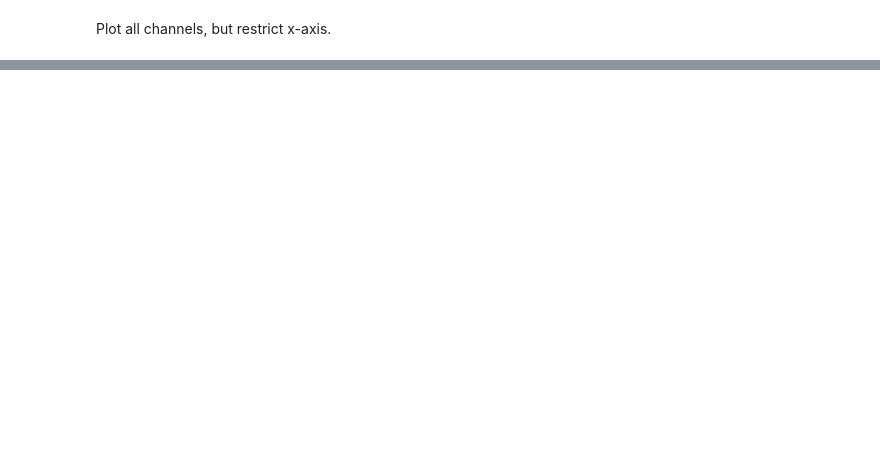
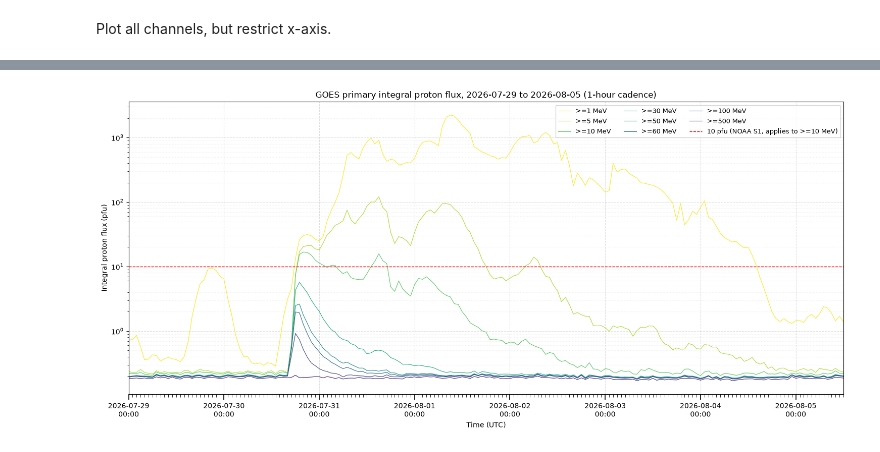
Before and after one commit to namccormick/IMAP_project, a Jupyter notebook: GOES_SEP_v1.ipynb, the cells around one changed output, grey strips where cells are left out. Drawn from its saved outputs; the diff is of its cells as text; code cells hidden in the pictures; blank space fills up the shorter version.

Commit message:
Hour ticks added to x-axis.

```diff
--- a/GOES_SEP_v1.ipynb
+++ b/GOES_SEP_v1.ipynb
@@ -267,0 +316,80 @@ plot_protons(hourly, "2026-08-20", "2026-08-25 12:00", tag="2026-09-21_event")
+# %%
+import matplotlib.dates as mdates   # NEW
+
+PROTON_COLS = ["P1", "P5", "P10", "P30", "P50", "P60", "P100", "P500"]
+LABELS = {c: f">={c[1:]} MeV" for c in PROTON_COLS}
+
+# P60 and P500 declare no fill value, so mask their negative placeholders
+for c in ["P60", "P500"]:
+    hourly.loc[hourly[c] < 0, c] = float("nan")
+
+def plot_protons(df, start=None, end=None, tag="all", cadence_label="1-hour cadence"):
+    """Plot integral proton flux for df[start:end].
+
+    start/end can be partial strings: "2026-04", "2026-04-10", "2026-04-10 12:00".
+    Note: label-based slicing is inclusive of `end`, and "2026-04" as an end
+    covers the whole month.
+    """
+    sub = df.loc[start:end]
+    if sub.empty:
+        raise ValueError(f"No data between {start} and {end}")
+
+    fig, ax = plt.subplots(figsize=(15, 7))
+    colors = plt.cm.viridis_r(np.linspace(0, 0.9, len(PROTON_COLS)))
+
+    for c, col in zip(PROTON_COLS, colors):
+        if c not in sub.columns:
+            raise KeyError(f"{c} not in dataset; choose from {list(sub.columns)}")
+        ax.plot(sub.index, sub[c], lw=0.8, color=col, label=LABELS[c])
+
+    ax.axhline(10, color="red", ls="--", lw=1,
+               label="10 pfu (NOAA S1, applies to >=10 MeV)")
+    ax.set_yscale("log")
+    ax.set_xlabel("Time (UTC)")
+    ax.set_ylabel("Integral proton flux (pfu)")
+    ax.set_title(f"GOES primary integral proton flux, "
+                 f"{sub.index[0]:%Y-%m-%d} to {sub.index[-1]:%Y-%m-%d} ({cadence_label})")
+    ax.set_xlim(sub.index[0], sub.index[-1])
+
+    # ---- NEW: choose tick spacing based on how long the window is ----
+    span_days = (sub.index[-1] - sub.index[0]).total_seconds() / 86400
+    if span_days <= 2:
+        major, minor = mdates.HourLocator(interval=3), mdates.HourLocator()
+    elif span_days <= 10:
+        major, minor = mdates.DayLocator(), mdates.HourLocator()
+    elif span_days <= 40:
+        major, minor = mdates.DayLocator(), mdates.HourLocator(byhour=range(0, 24, 6))
+    else:
+        major, minor = mdates.AutoDateLocator(), None
+
+    ax.xaxis.set_major_locator(major)
+    if minor is not None:
+        ax.xaxis.set_minor_locator(minor)
+    ax.xaxis.set_major_formatter(mdates.DateFormatter("%Y-%m-%d\n%H:%M"))
+    ax.tick_params(axis="x", which="major", length=8, width=1.2)
+    ax.tick_params(axis="x", which="minor", length=4)
+    # ------------------------------------------------------------------
+
+    # CHANGED: was ax.grid(True, which="both", ...). Now the x gridlines
+    # only follow the major ticks, so hourly ticks don't clutter the plot.
+    ax.grid(True, which="major", ls="--", alpha=0.4)
+    ax.grid(True, which="minor", axis="y", ls=":", alpha=0.2)
+
+    ax.legend(ncol=3, fontsize=9)
+    # CHANGED: removed fig.autofmt_xdate(), which would override the formatter.
+    # Optional: uncomment to rotate the labels instead.
+    # plt.setp(ax.get_xticklabels(), rotation=30, ha="right")
+    fig.tight_layout()
+    fig.savefig(OUT_DIR / f"goes_proton_flux_{tag}_hourly.png", dpi=200)
+    plt.show()
+
+# Whole dataset (reproduces your original plot)
+#plot_protons(hourly, tag="all")
+
+# Just September 2026
+#plot_protons(hourly, "2026-08", "2026-08", tag="2026-08")
+
+# A specific event window
+plot_protons(hourly, "2026-07-29", "2026-08-05 12:00", tag="2026-07-30_event")
+# %% [output]
+[figure, added]
```
Also changed, not shown: parts of 9 cells of this notebook.
